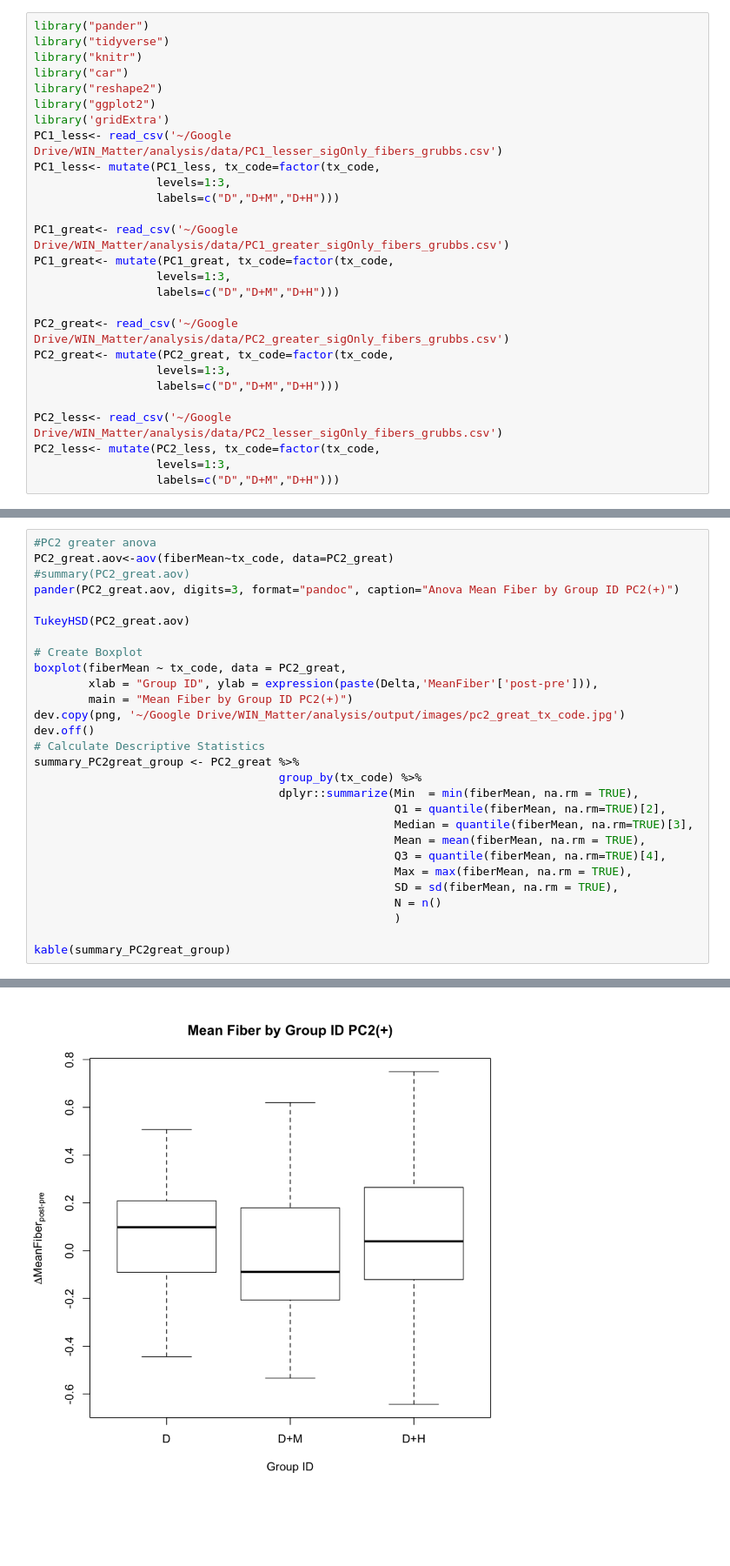
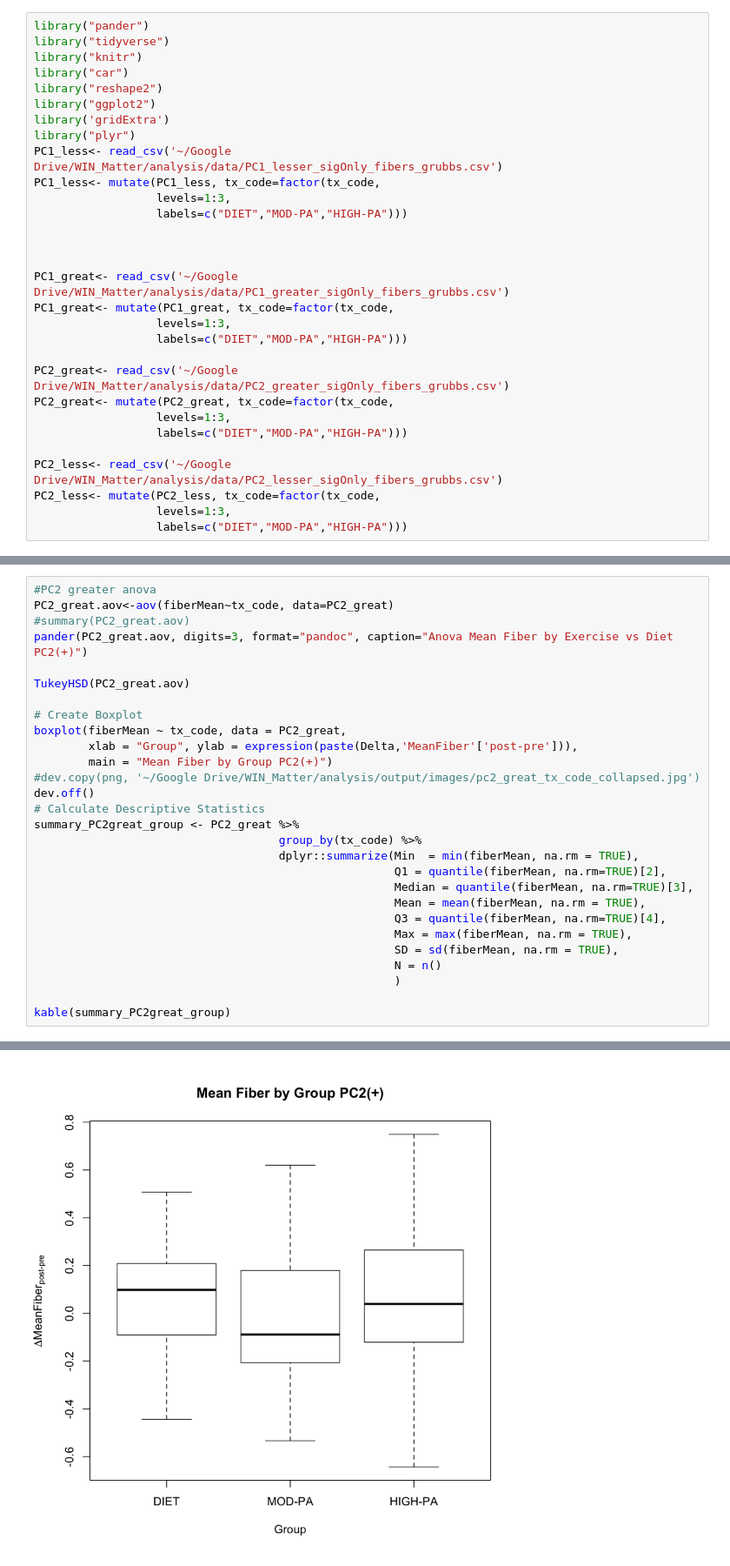
Before and after one commit to CoAxLab/WIN_Matter, a Jupyter notebook: analysis/code/fiberMean_tx_code_aov.ipynb, the cells around one changed output, grey strips where cells are left out. Shown at 87% size. Cells and saved outputs as stored; diff of their text form; blank space fills up the shorter version.

```diff
--- a/analysis/code/fiberMean_tx_code_aov.ipynb
+++ b/analysis/code/fiberMean_tx_code_aov.ipynb
@@ -6,23 +6,26 @@ library("car")
 library("reshape2")
 library("ggplot2")
 library('gridExtra')
+library("plyr")
 PC1_less<- read_csv('~/Google Drive/WIN_Matter/analysis/data/PC1_lesser_sigOnly_fibers_grubbs.csv')
 PC1_less<- mutate(PC1_less, tx_code=factor(tx_code,
                   levels=1:3,
-                  labels=c("D","D+M","D+H")))
+                  labels=c("DIET","MOD-PA","HIGH-PA")))
+
+
 
 PC1_great<- read_csv('~/Google Drive/WIN_Matter/analysis/data/PC1_greater_sigOnly_fibers_grubbs.csv')
 PC1_great<- mutate(PC1_great, tx_code=factor(tx_code,
                   levels=1:3,
-                  labels=c("D","D+M","D+H")))
+                  labels=c("DIET","MOD-PA","HIGH-PA")))
 
 PC2_great<- read_csv('~/Google Drive/WIN_Matter/analysis/data/PC2_greater_sigOnly_fibers_grubbs.csv')
 PC2_great<- mutate(PC2_great, tx_code=factor(tx_code,
                   levels=1:3,
-                  labels=c("D","D+M","D+H")))
+                  labels=c("DIET","MOD-PA","HIGH-PA")))
 
 PC2_less<- read_csv('~/Google Drive/WIN_Matter/analysis/data/PC2_lesser_sigOnly_fibers_grubbs.csv')
 PC2_less<- mutate(PC2_less, tx_code=factor(tx_code,
                   levels=1:3,
-                  labels=c("D","D+M","D+H")))
+                  labels=c("DIET","MOD-PA","HIGH-PA")))
 # %% [output]
@@ -194,15 +224,15 @@ pdf
 #PC2 greater anova
 PC2_great.aov<-aov(fiberMean~tx_code, data=PC2_great)
 #summary(PC2_great.aov)
-pander(PC2_great.aov, digits=3, format="pandoc", caption="Anova Mean Fiber by Group ID PC2(+)")
+pander(PC2_great.aov, digits=3, format="pandoc", caption="Anova Mean Fiber by Exercise vs Diet PC2(+)")
 
 TukeyHSD(PC2_great.aov)
 
 # Create Boxplot
 boxplot(fiberMean ~ tx_code, data = PC2_great,
-        xlab = "Group ID", ylab = expression(paste(Delta,'MeanFiber'['post-pre'])),
-        main = "Mean Fiber by Group ID PC2(+)")
-dev.copy(png, '~/Google Drive/WIN_Matter/analysis/output/images/pc2_great_tx_code.jpg')
+        xlab = "Group", ylab = expression(paste(Delta,'MeanFiber'['post-pre'])),
+        main = "Mean Fiber by Group PC2(+)")
+#dev.copy(png, '~/Google Drive/WIN_Matter/analysis/output/images/pc2_great_tx_code_collapsed.jpg')
 dev.off()
 # Calculate Descriptive Statistics
 summary_PC2great_group <- PC2_great %>%
@@ -248 +276 @@ pdf
-[figure, old version]
+[figure, new version]
```
Also changed, not shown: parts of 7 cells of this notebook, 14 other files.
